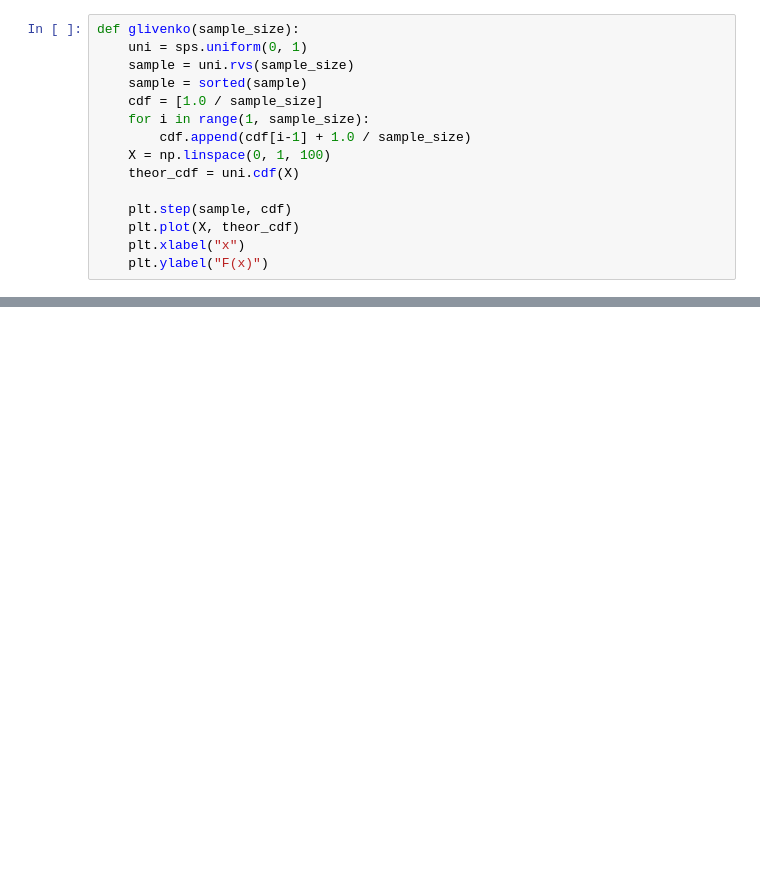
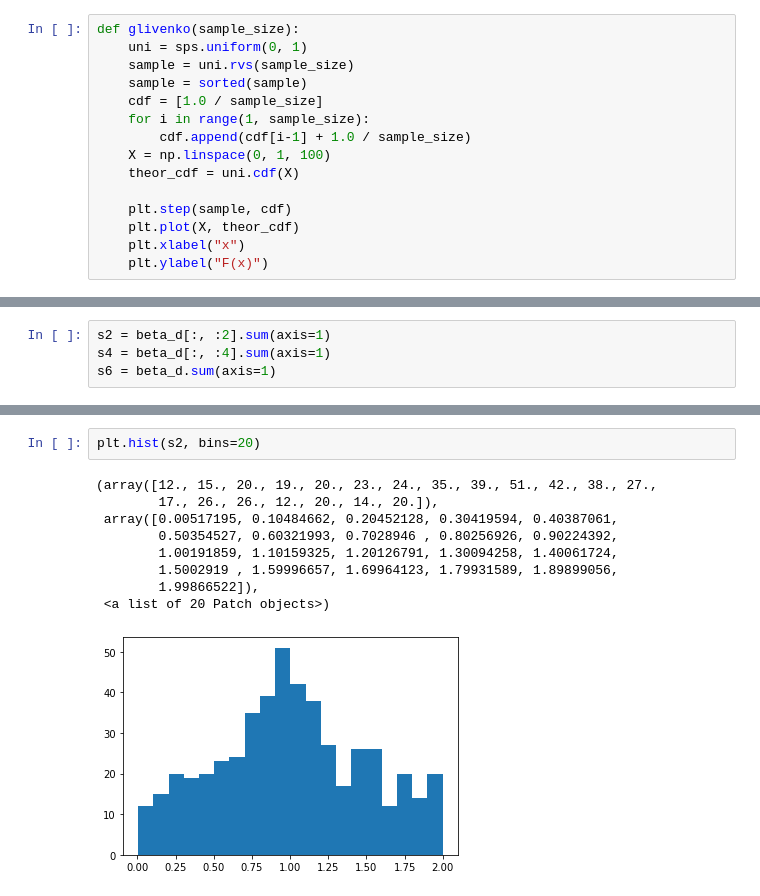
Before and after one commit to rdnply/statistics, a Jupyter notebook: limit_theorems.ipynb, the cells around one changed output, grey strips where cells are left out. Saved outputs shown, nothing was run; the diff lists cells and outputs as text; blank space fills up the shorter version.

```diff
--- a/limit_theorems.ipynb
+++ b/limit_theorems.ipynb
@@ -268,0 +271,4 @@ clt(500, create_mixed_variable, theor_pdf, (0, 6))
+# %%
+s2 = beta_d[:, :2].sum(axis=1)
+s4 = beta_d[:, :4].sum(axis=1)
+s6 = beta_d.sum(axis=1)
@@ -268,0 +301,12 @@ clt(500, create_mixed_variable, theor_pdf, (0, 6))
+# %%
+plt.hist(s2, bins=20)
+# %% [output]
+(array([12., 15., 20., 19., 20., 23., 24., 35., 39., 51., 42., 38., 27.,
+        17., 26., 26., 12., 20., 14., 20.]),
+ array([0.00517195, 0.10484662, 0.20452128, 0.30419594, 0.40387061,
+        0.50354527, 0.60321993, 0.7028946 , 0.80256926, 0.90224392,
+        1.00191859, 1.10159325, 1.20126791, 1.30094258, 1.40061724,
+        1.5002919 , 1.59996657, 1.69964123, 1.79931589, 1.89899056,
+        1.99866522]),
+ <a list of 20 Patch objects>)
+[figure, added]
```
Also changed, not shown: parts of 21 cells of this notebook, 1 other file.
